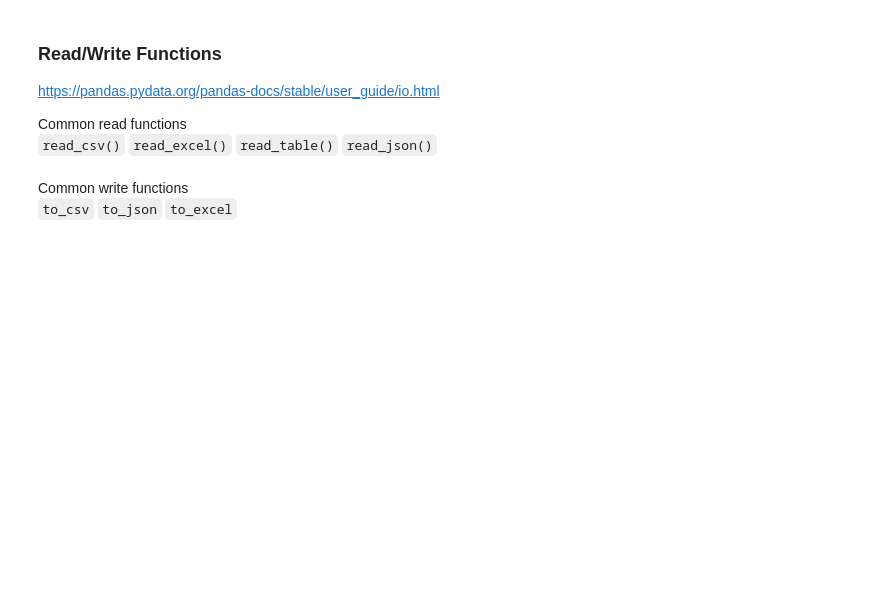
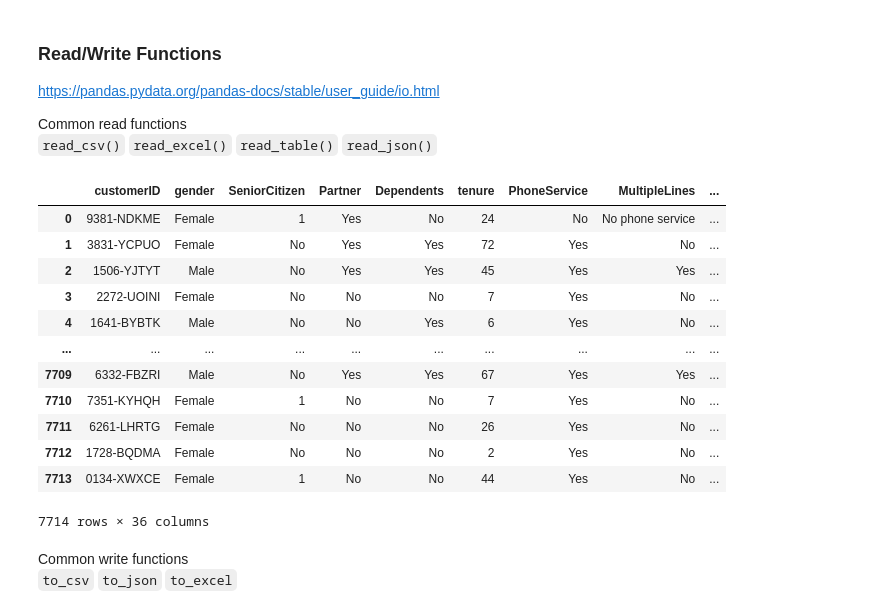
Before and after one commit to andreaschandra/free_data_science_courses, a Jupyter notebook: python_for_data_manipulation/D1_introduction.ipynb, the cells around one changed output. Drawn from its saved outputs; the diff is of its cells as text; code cells hidden in the pictures; blank space fills up the shorter version.

```diff
--- a/python_for_data_manipulation/D1_introduction.ipynb
+++ b/python_for_data_manipulation/D1_introduction.ipynb
@@ -57,6 +56,22 @@ Common read functions \
 `read_csv()` `read_excel()` `read_table()` `read_json()`
 # %%
 d_data = pd.read_csv("telcom_user_extended.csv")
+# %%
+d_data
+# %% [output]
+|  | customerID | gender | SeniorCitizen | Partner | Dependents | tenure | PhoneService | MultipleLines | ... |
+| 0 | 9381-NDKME | Female | 1 | Yes | No | 24 | No | No phone service | ... |
+| 1 | 3831-YCPUO | Female | No | Yes | Yes | 72 | Yes | No | ... |
+| 2 | 1506-YJTYT | Male | No | Yes | Yes | 45 | Yes | Yes | ... |
+| 3 | 2272-UOINI | Female | No | No | No | 7 | Yes | No | ... |
+| 4 | 1641-BYBTK | Male | No | No | Yes | 6 | Yes | No | ... |
+| ... | ... | ... | ... | ... | ... | ... | ... | ... | ... |
+| 7709 | 6332-FBZRI | Male | No | Yes | Yes | 67 | Yes | Yes | ... |
+| 7710 | 7351-KYHQH | Female | 1 | No | No | 7 | Yes | No | ... |
+| 7711 | 6261-LHRTG | Female | No | No | No | 26 | Yes | No | ... |
+| 7712 | 1728-BQDMA | Female | No | No | No | 2 | Yes | No | ... |
+| 7713 | 0134-XWXCE | Female | 1 | No | No | 44 | Yes | No | ... |
+7714 rows × 36 columns
 # %% [markdown]
 Common write functions \
 `to_csv` `to_json` `to_excel`
```
Also changed, not shown: parts of 60 cells of this notebook, 6 other files.
